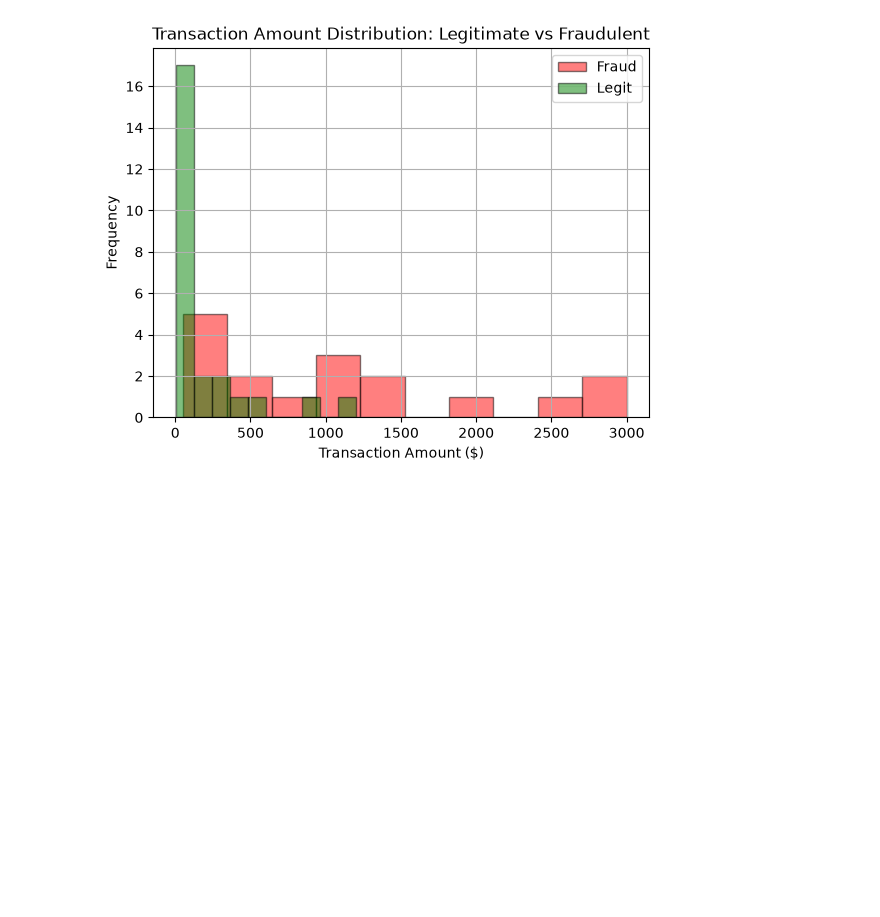
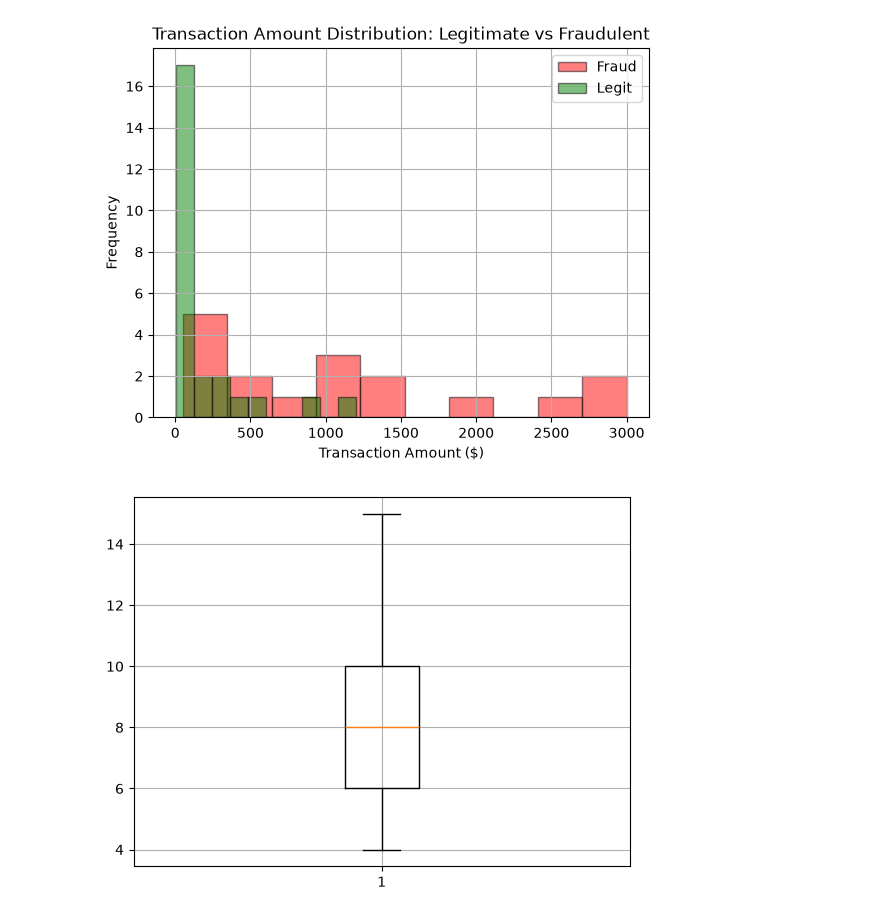
Before and after one commit to AvishekAmin/Python-for-AI-ML-DL, a Jupyter notebook: Python-Libraries/Matplotlib/Matplotlib2.ipynb, the cells around one changed output. Cells and saved outputs as stored; diff of their text form; code cells hidden in the pictures; blank space fills up the shorter version.

Commit message:
matplotlib: box plot, box plot with multiple datasets, horizontal box plot, stack plot

```diff
--- a/Python-Libraries/Matplotlib/Matplotlib2.ipynb
+++ b/Python-Libraries/Matplotlib/Matplotlib2.ipynb
@@ -93,3 +93,11 @@ plt.legend()
 plt.grid(True)
 # %% [output]
 [figure]
+# %%
+# Box Plot
+data = [7, 8, 5, 6, 9, 4, 10, 12, 15]
+
+plt.boxplot(data)
+plt.grid(True)
+# %% [output]
+[figure, added]
```
Also changed, not shown: parts of 3 cells of this notebook.
